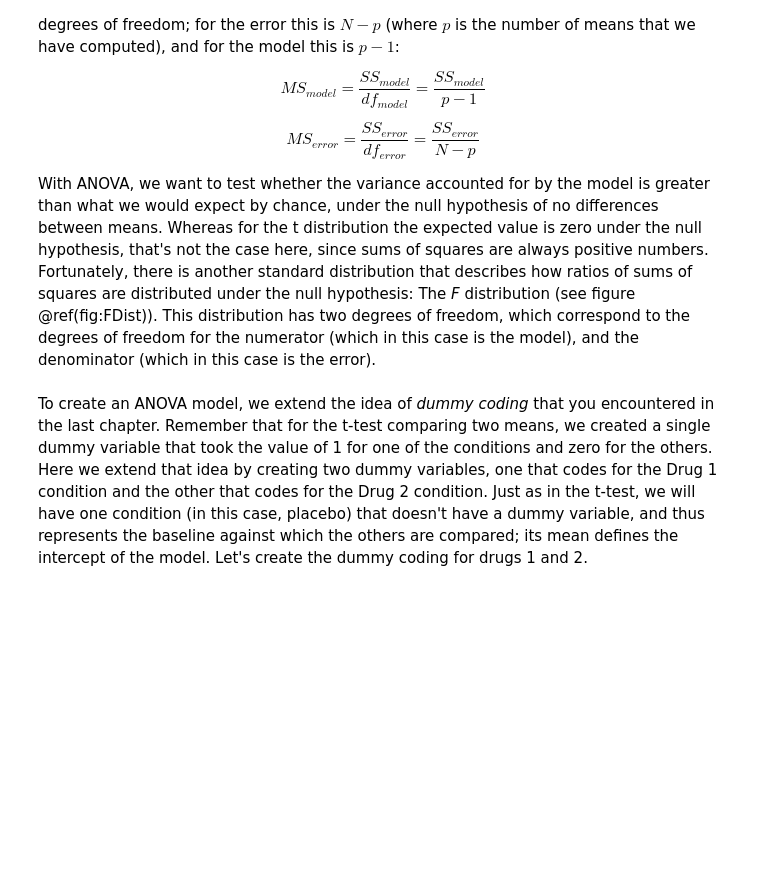
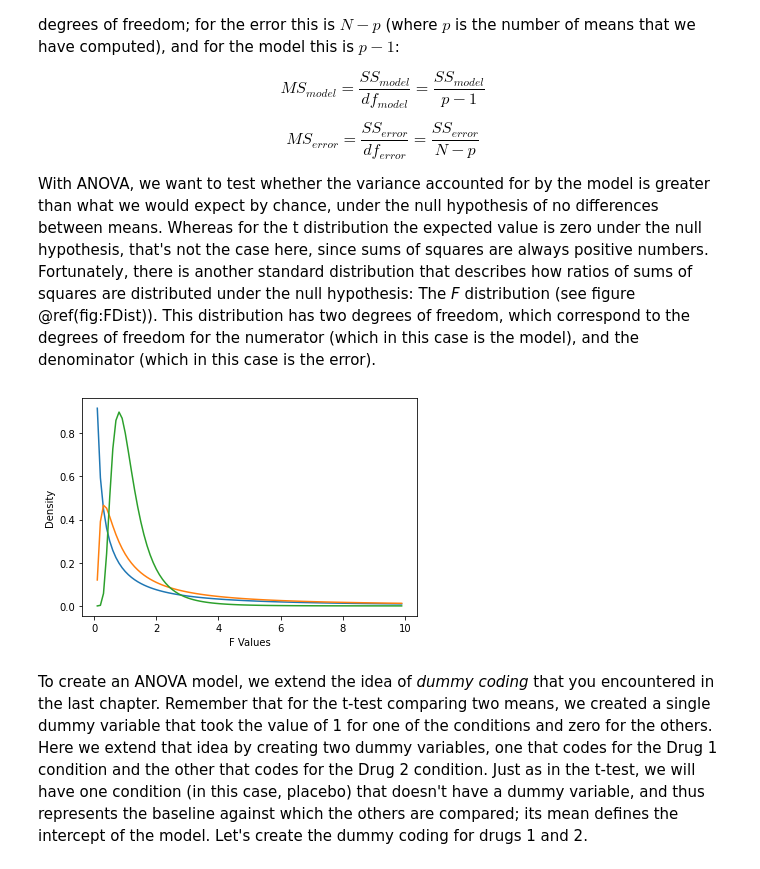
Before and after one commit to john-s-butler-dit/statsthinking21-python, a Jupyter notebook: notebooks/15-ComparingMeans.ipynb, the cells around one changed output. Drawn from its saved outputs; the diff is of its cells as text; code cells hidden in the pictures; blank space fills up the shorter version.

```diff
--- a/notebooks/15-ComparingMeans.ipynb
+++ b/notebooks/15-ComparingMeans.ipynb
@@ -335,3 +373,13 @@ ggplot(fdata,aes(x,f_1_1)) +
+# %%
+from scipy.stats import f
+x=np.arange(0.1,10,0.1)
+ax=sns.lineplot(x=x,y=f.pdf(x, 1, 1))
+ax=sns.lineplot(x=x,y=f.pdf(x, 50, 1))
+ax=sns.lineplot(x=x,y=f.pdf(x, 50, 10))
+ax.set(xlabel='F Values', ylabel='Density')
+plt.show()
+# %% [output]
+[figure, added]
 # %% [markdown]
 To create an ANOVA model, we extend the idea of *dummy coding* that you encountered in the last chapter. Remember that for the t-test comparing two means, we created a single dummy variable that took the value of 1 for one of the conditions and zero for the others.  Here we extend that idea by creating two dummy variables, one that codes for the Drug 1 condition and the other that codes for the Drug 2 condition.  Just as in the t-test, we will have one condition (in this case, placebo) that doesn't have a dummy variable, and thus represents the baseline against which the others are compared; its mean defines the intercept of the model. Let's create the dummy coding for drugs 1 and 2.
 # %%
```
Also changed, not shown: parts of 24 cells of this notebook, 1 other file.
